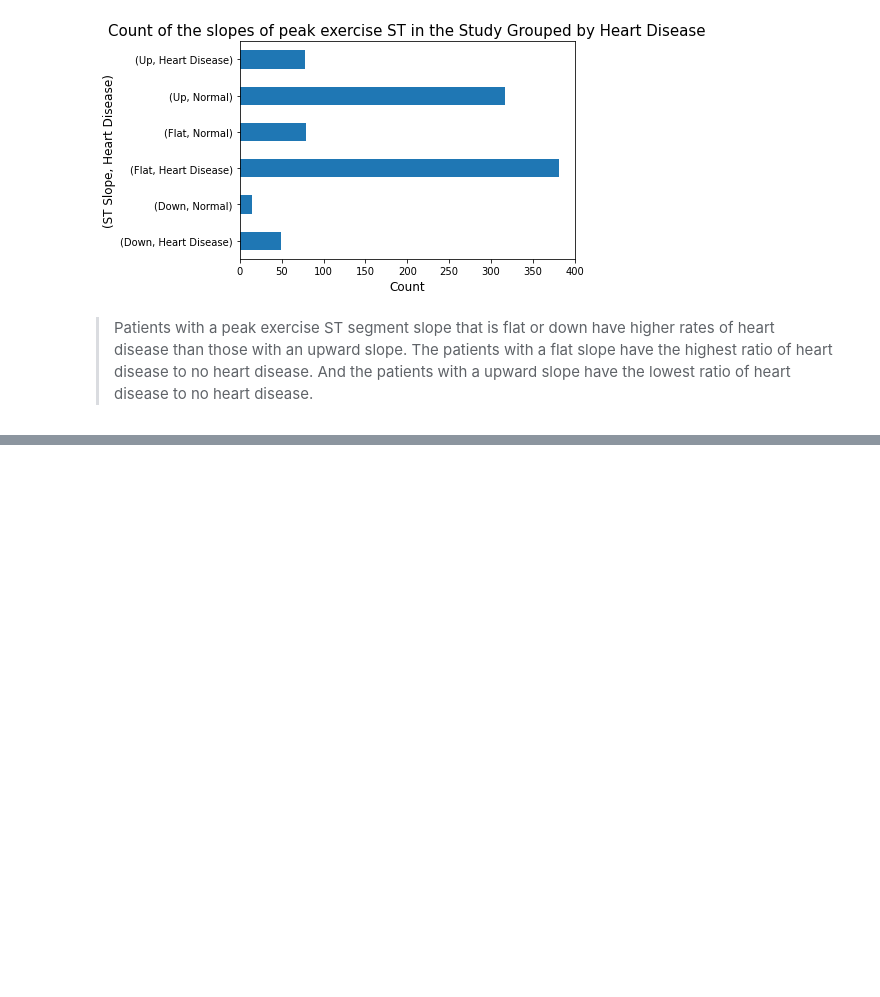
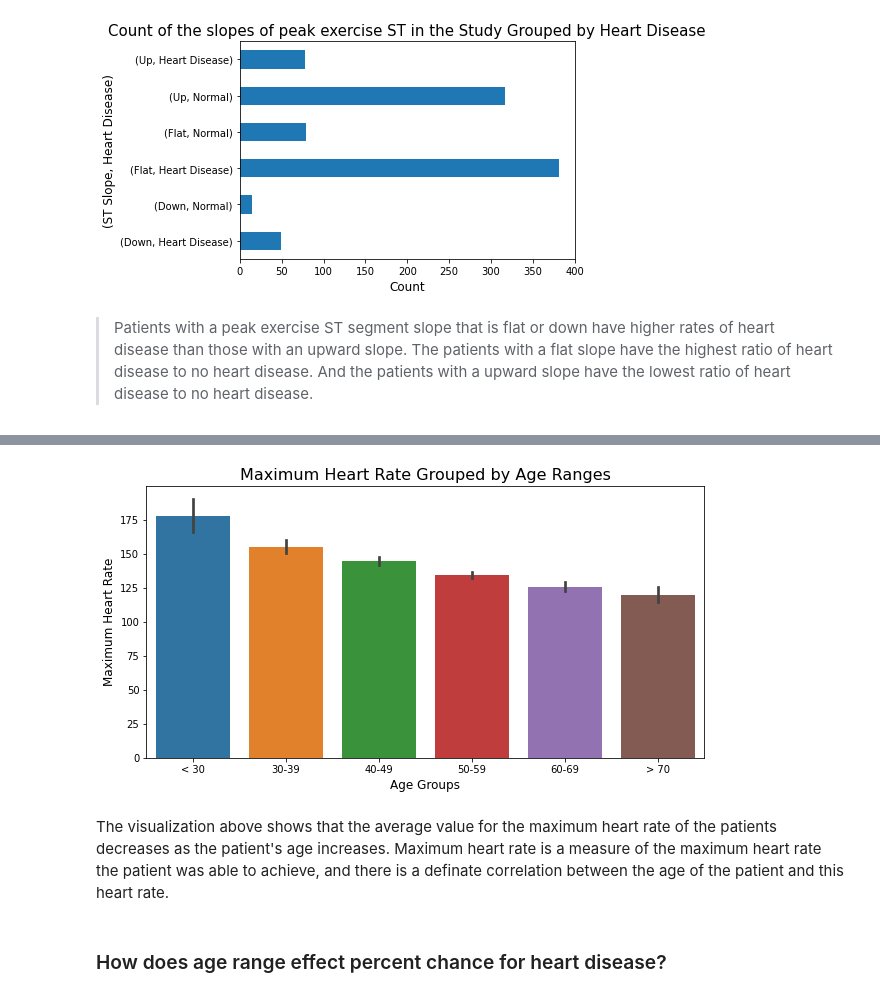
Before and after one commit to dcreeder89/Dojo-Project-2, a Jupyter notebook: Reeder__Heart_Failure_Prediction_Data_Analysis.ipynb, the cells around one changed output, grey strips where cells are left out. Saved outputs shown, nothing was run; the diff lists cells and outputs as text; code cells hidden in the pictures; blank space fills up the shorter version.

```diff
--- a/Reeder__Heart_Failure_Prediction_Data_Analysis.ipynb
+++ b/Reeder__Heart_Failure_Prediction_Data_Analysis.ipynb
@@ -390,0 +409,8 @@ plt.show()
+# %%
+# save a copy of the dataframe so we don't corrupt our dataset
+df1 = df.copy()
+# set bin limits and group names for the ages
+bins = [0, 30, 40, 50, 60, 70, 100]
+group_names = ['< 30', '30-39','40-49','50-59','60-69','> 70']
+# create a new column with the ages grouped into bins of 10 years
+df1['AgeGroups'] = pd.cut(df['Age'], bins, labels=group_names)
@@ -390,0 +429,13 @@ plt.show()
+# %%
+# Plot the barplot of age groups vs. heartrate
+fig, ax = plt.subplots(figsize=(10,5))
+ax = sns.barplot(data=df1, x='AgeGroups', y='MaxHR');
+ax.set_title('Maximum Heart Rate Grouped by Age Ranges', fontsize=16);
+ax.set_xlabel('Age Groups', fontsize=12);
+ax.set_ylabel('Maximum Heart Rate', fontsize=12);
+# %% [output]
+[figure, added]
+# %% [markdown]
+The visualization above shows that the average value for the maximum heart rate of the patients decreases as the patient's age increases. Maximum heart rate is a measure of the maximum heart rate the patient was able to achieve, and there is a definate correlation between the age of the patient and this heart rate.
+# %% [markdown]
+### How does age range effect percent chance for heart disease?
```
Also changed, not shown: parts of 27 cells of this notebook.
